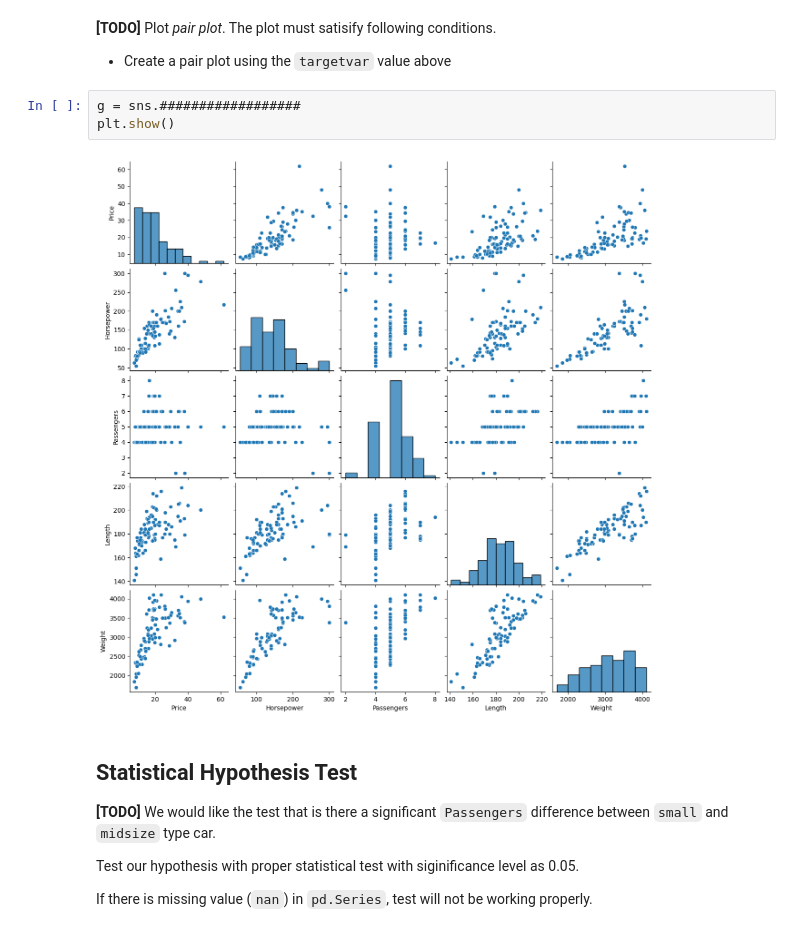
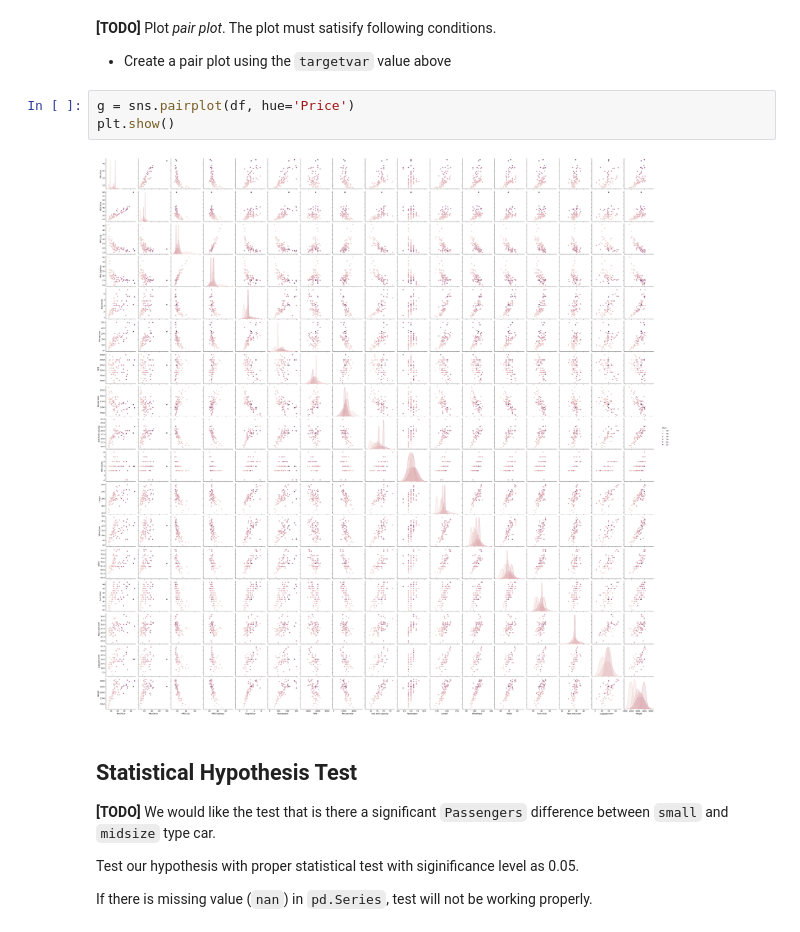
Before and after one commit to gariyong/AI_Assignment, a Jupyter notebook: [AI_Assignment1]_Data_Analysis.ipynb, the cells around one changed output. Cells and saved outputs as stored; diff of their text form.

```diff
--- a/[AI_Assignment1]_Data_Analysis.ipynb
+++ b/[AI_Assignment1]_Data_Analysis.ipynb
@@ -153,10 +153,10 @@ selectedDataFrame.##################
 
 - Create a pair plot using the `targetvar` value above
 # %%
-g = sns.##################
+g = sns.pairplot(df, hue='Price')
 plt.show()
 # %% [output]
-[figure, old version]
+[figure, new version]
 # %% [markdown]
 ## Statistical Hypothesis Test
 **[TODO]** We would like the test that is there a significant `Passengers`  difference between `small` and `midsize` type car.
```
Also changed, not shown: parts of 8 cells of this notebook.
